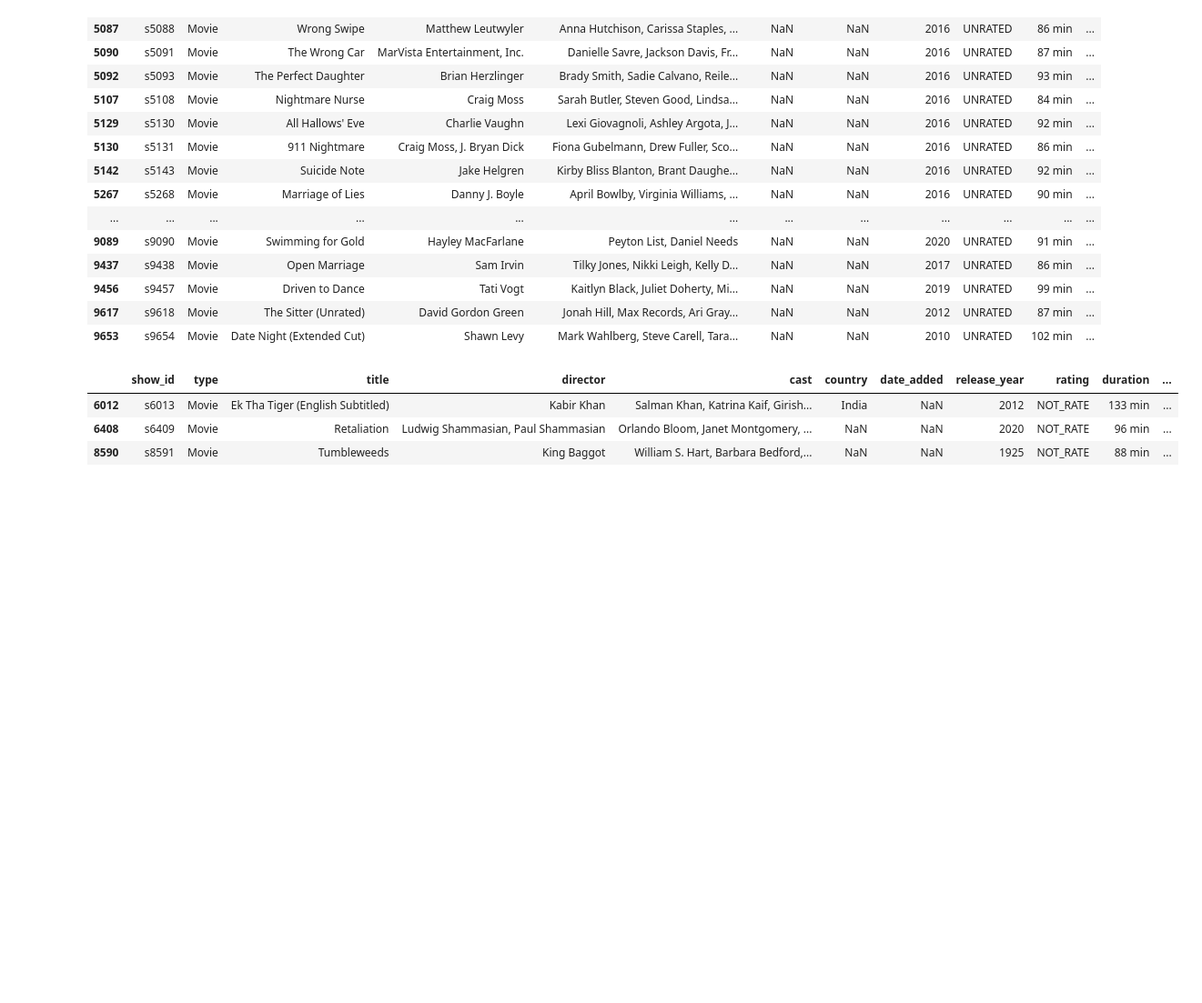
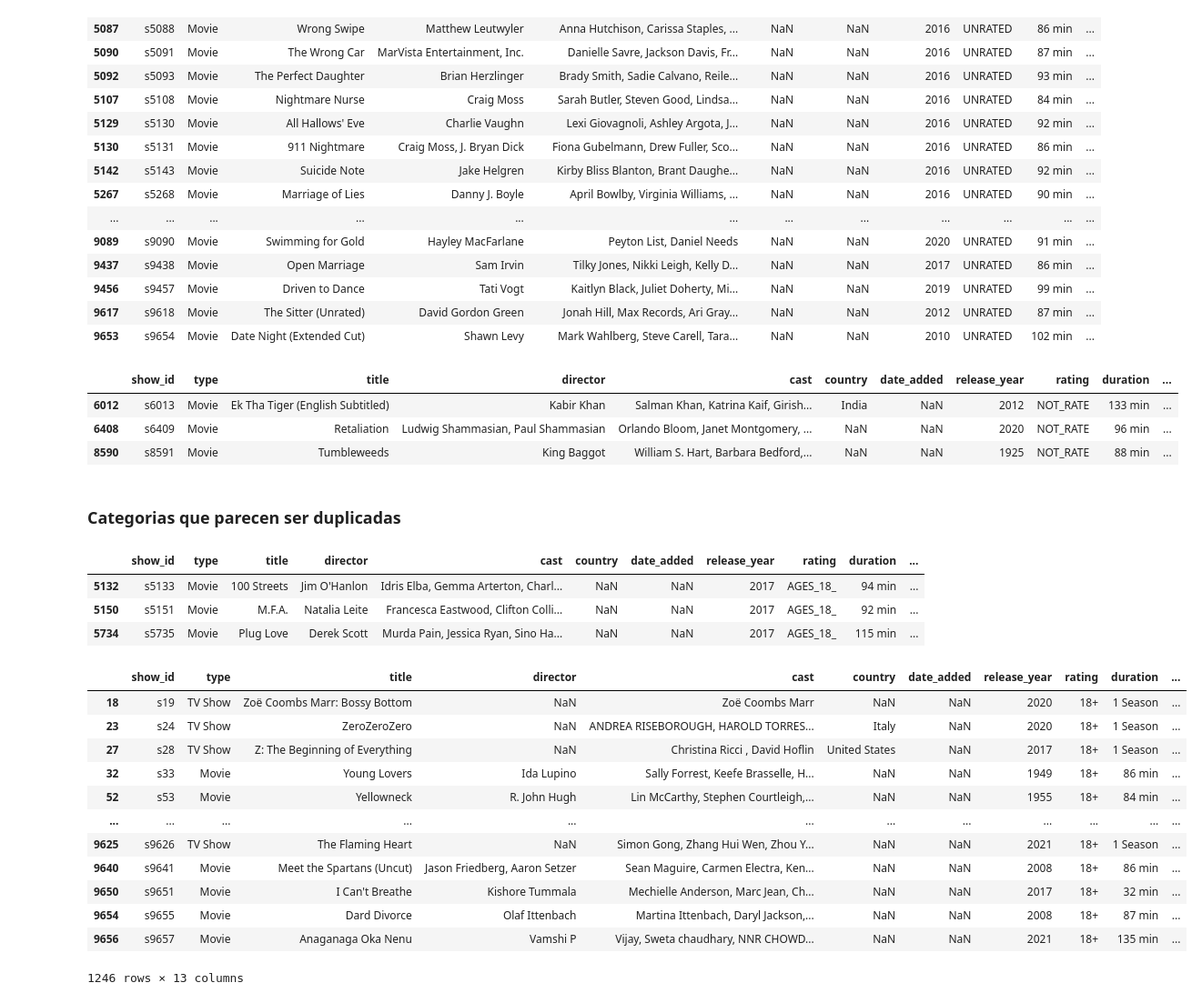
Before and after one commit to akumoth/mqueryAPI, a Jupyter notebook: notebooks/initial_data_exploration.ipynb, the cells around one changed output. Shown at 91% size. Drawn from its saved outputs; the diff is of its cells as text; code cells hidden in the pictures; blank space fills up the shorter version.

```diff
--- a/notebooks/initial_data_exploration.ipynb
+++ b/notebooks/initial_data_exploration.ipynb
@@ -243,3 +247,28 @@ amazon_prime_df[amazon_prime_df.rating.str.contains('NOT_RATE', na=False)]
 | 6012 | s6013 | Movie | Ek Tha Tiger (English Subtitled) | Kabir Khan | Salman Khan, Katrina Kaif, Girish... | India | NaN | 2012 | NOT_RATE | 133 min | ... |
 | 6408 | s6409 | Movie | Retaliation | Ludwig Shammasian, Paul Shammasian | Orlando Bloom, Janet Montgomery, ... | NaN | NaN | 2020 | NOT_RATE | 96 min | ... |
 | 8590 | s8591 | Movie | Tumbleweeds | King Baggot | William S. Hart, Barbara Bedford,... | NaN | NaN | 1925 | NOT_RATE | 88 min | ... |
+# %% [markdown]
+### Categorias que parecen ser duplicadas
+# %%
+amazon_prime_df[amazon_prime_df.rating.str.contains('AGES_18_', na=False)]
+# %% [output]
+|  | show_id | type | title | director | cast | country | date_added | release_year | rating | duration | ... |
+| 5132 | s5133 | Movie | 100 Streets | Jim O'Hanlon | Idris Elba, Gemma Arterton, Charl... | NaN | NaN | 2017 | AGES_18_ | 94 min | ... |
+| 5150 | s5151 | Movie | M.F.A. | Natalia Leite | Francesca Eastwood, Clifton Colli... | NaN | NaN | 2017 | AGES_18_ | 92 min | ... |
+| 5734 | s5735 | Movie | Plug Love | Derek Scott | Murda Pain, Jessica Ryan, Sino Ha... | NaN | NaN | 2017 | AGES_18_ | 115 min | ... |
+# %%
+amazon_prime_df[amazon_prime_df.rating.str.contains('18+', na=False)]
+# %% [output]
+|  | show_id | type | title | director | cast | country | date_added | release_year | rating | duration | ... |
+| 18 | s19 | TV Show | Zoë Coombs Marr: Bossy Bottom | NaN | Zoë Coombs Marr | NaN | NaN | 2020 | 18+ | 1 Season | ... |
+| 23 | s24 | TV Show | ZeroZeroZero | NaN | ANDREA RISEBOROUGH, HAROLD TORRES... | Italy | NaN | 2020 | 18+ | 1 Season | ... |
+| 27 | s28 | TV Show | Z: The Beginning of Everything | NaN | Christina Ricci , David Hoflin | United States | NaN | 2017 | 18+ | 1 Season | ... |
+| 32 | s33 | Movie | Young Lovers | Ida Lupino | Sally Forrest, Keefe Brasselle, H... | NaN | NaN | 1949 | 18+ | 86 min | ... |
+| 52 | s53 | Movie | Yellowneck | R. John Hugh | Lin McCarthy, Stephen Courtleigh,... | NaN | NaN | 1955 | 18+ | 84 min | ... |
+| ... | ... | ... | ... | ... | ... | ... | ... | ... | ... | ... | ... |
+| 9625 | s9626 | TV Show | The Flaming Heart | NaN | Simon Gong, Zhang Hui Wen, Zhou Y... | NaN | NaN | 2021 | 18+ | 1 Season | ... |
+| 9640 | s9641 | Movie | Meet the Spartans (Uncut) | Jason Friedberg, Aaron Setzer | Sean Maguire, Carmen Electra, Ken... | NaN | NaN | 2008 | 18+ | 86 min | ... |
+| 9650 | s9651 | Movie | I Can't Breathe | Kishore Tummala | Mechielle Anderson, Marc Jean, Ch... | NaN | NaN | 2017 | 18+ | 32 min | ... |
+| 9654 | s9655 | Movie | Dard Divorce | Olaf Ittenbach | Martina Ittenbach, Daryl Jackson,... | NaN | NaN | 2008 | 18+ | 87 min | ... |
+| 9656 | s9657 | Movie | Anaganaga Oka Nenu | Vamshi P | Vijay, Sweta chaudhary, NNR CHOWD... | NaN | NaN | 2021 | 18+ | 135 min | ... |
+1246 rows × 13 columns
```
Also changed, not shown: parts of 5 cells of this notebook, 5 other files.
